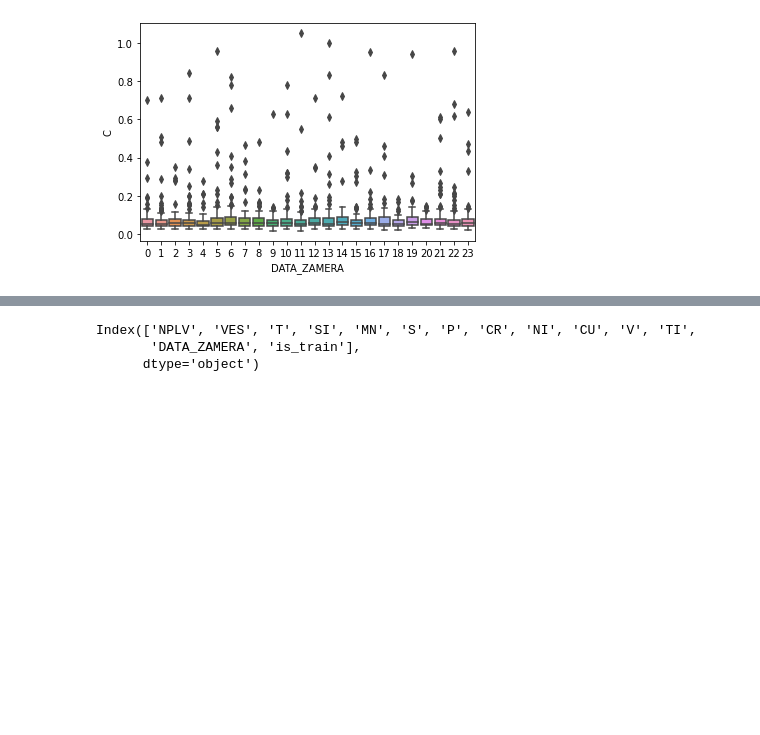
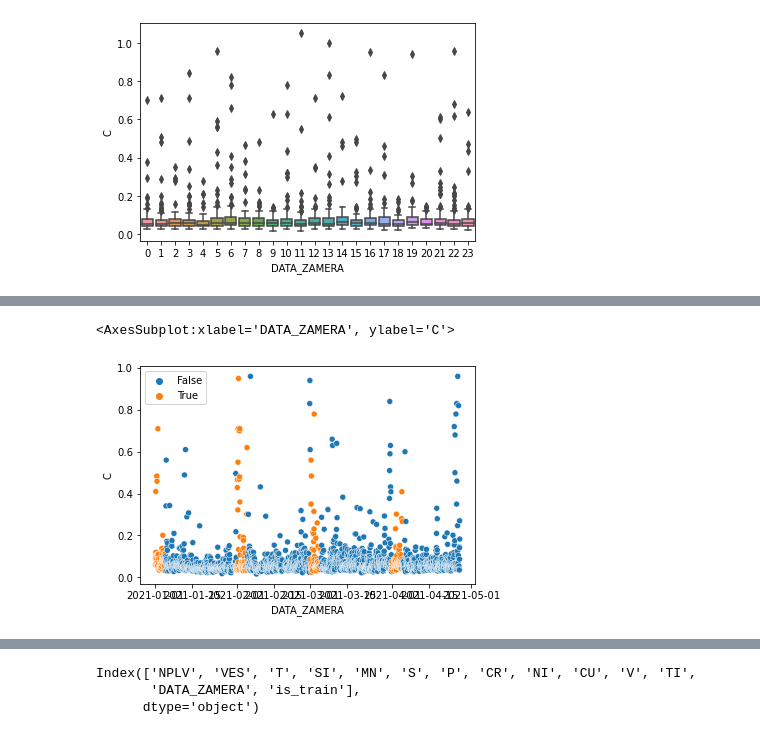
Before and after one commit to i-vainn/evraz_ai_hack, a Jupyter notebook: chugun/explore_chugun.ipynb, the cells around one changed output, grey strips where cells are left out. Saved outputs shown, nothing was run; the diff lists cells and outputs as text; code cells hidden in the pictures; blank space fills up the shorter version.

```diff
--- a/chugun/explore_chugun.ipynb
+++ b/chugun/explore_chugun.ipynb
@@ -402,0 +437,6 @@ sns.boxplot(x=df.DATA_ZAMERA.dt.hour, y=target.C)
+# %%
+data_mask = (df.is_train==1)&(target.C>0)&(target.C<1)
+sns.scatterplot(data=df[data_mask], x='DATA_ZAMERA', y=target.C[data_mask], hue=(df.DATA_ZAMERA.dt.day<=4)&data_mask)
+# %% [output]
+<AxesSubplot:xlabel='DATA_ZAMERA', ylabel='C'>
+[figure, added]
```
Also changed, not shown: parts of 27 cells of this notebook, 4 other files.
